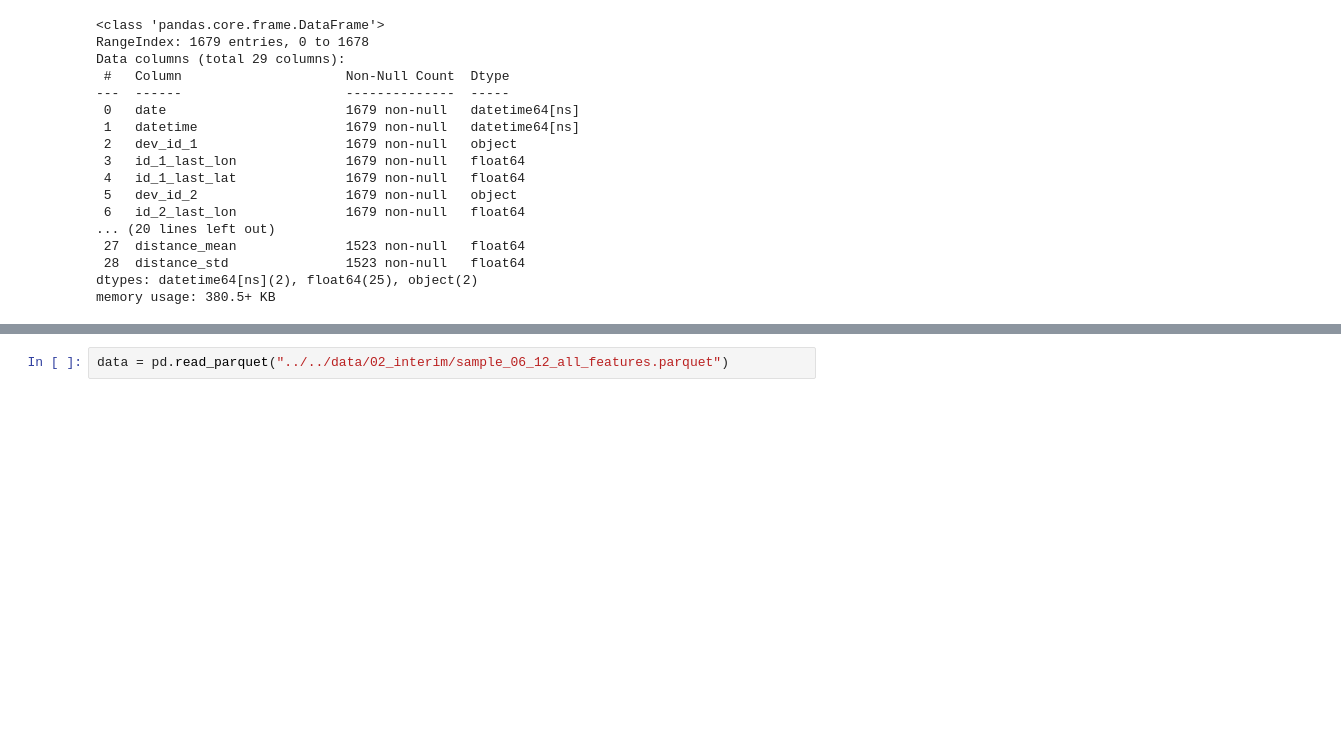
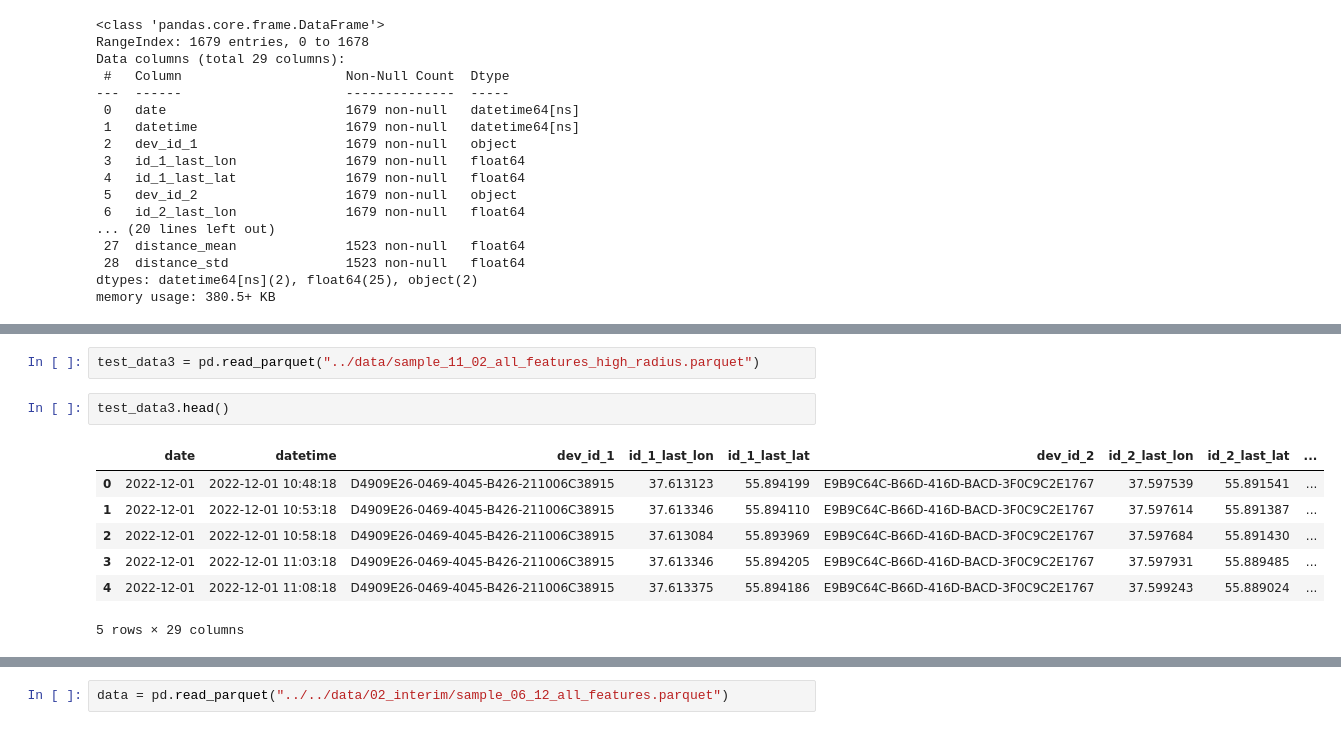
Before and after one commit to Andryxa0333/misis_navi_algo, a Jupyter notebook: for_students/notebooks/03_making_targets.ipynb, the cells around one changed output, grey strips where cells are left out. Saved outputs shown, nothing was run; the diff lists cells and outputs as text; blank space fills up the shorter version.

```diff
--- a/for_students/notebooks/03_making_targets.ipynb
+++ b/for_students/notebooks/03_making_targets.ipynb
@@ -42,0 +107,12 @@ memory usage: 380.5+ KB
+# %%
+test_data3 = pd.read_parquet("../data/sample_11_02_all_features_high_radius.parquet")
+# %%
+test_data3.head()
+# %% [output]
+|  | date | datetime | dev_id_1 | id_1_last_lon | id_1_last_lat | dev_id_2 | id_2_last_lon | id_2_last_lat | ... |
+| 0 | 2022-12-01 | 2022-12-01 10:48:18 | D4909E26-0469-4045-B426-211006C38915 | 37.613123 | 55.894199 | E9B9C64C-B66D-416D-BACD-3F0C9C2E1767 | 37.597539 | 55.891541 | ... |
+| 1 | 2022-12-01 | 2022-12-01 10:53:18 | D4909E26-0469-4045-B426-211006C38915 | 37.613346 | 55.894110 | E9B9C64C-B66D-416D-BACD-3F0C9C2E1767 | 37.597614 | 55.891387 | ... |
+| 2 | 2022-12-01 | 2022-12-01 10:58:18 | D4909E26-0469-4045-B426-211006C38915 | 37.613084 | 55.893969 | E9B9C64C-B66D-416D-BACD-3F0C9C2E1767 | 37.597684 | 55.891430 | ... |
+| 3 | 2022-12-01 | 2022-12-01 11:03:18 | D4909E26-0469-4045-B426-211006C38915 | 37.613346 | 55.894205 | E9B9C64C-B66D-416D-BACD-3F0C9C2E1767 | 37.597931 | 55.889485 | ... |
+| 4 | 2022-12-01 | 2022-12-01 11:08:18 | D4909E26-0469-4045-B426-211006C38915 | 37.613375 | 55.894186 | E9B9C64C-B66D-416D-BACD-3F0C9C2E1767 | 37.599243 | 55.889024 | ... |
+5 rows × 29 columns
```
Also changed, not shown: parts of 40 cells of this notebook.
